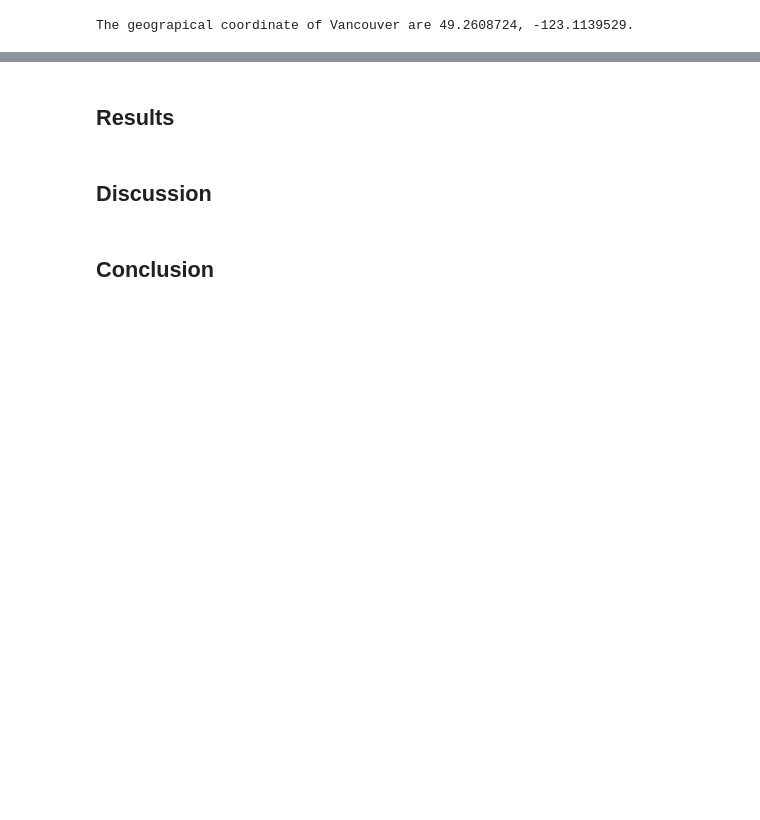
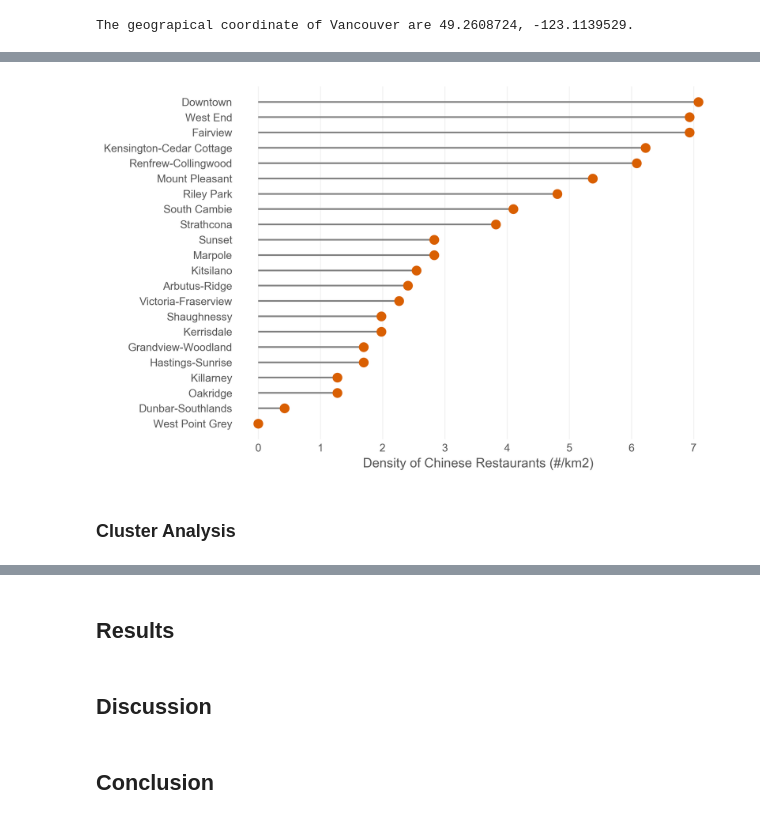
Before and after one commit to RickWeng/Coursera_Capstone, a Jupyter notebook: capstone.ipynb, the cells around one changed output, grey strips where cells are left out. Cells and saved outputs as stored; diff of their text form; code cells hidden in the pictures; blank space fills up the shorter version.

```diff
--- a/capstone.ipynb
+++ b/capstone.ipynb
@@ -357,5 +201,5 @@ Name: Chinese, dtype: object
 # %%
-census_df = cleaned_census.to_frame().reset_index()
+census_df = tcensus.to_frame().reset_index()
 census_df.rename(columns={'index':'Neighborhood'}, inplace=True)
 # %%
 census_df
@@ -580,0 +663,20 @@ DBSCAN
+# %%
+# plot density of Chinese population
+plt.figure(figsize=(8,6),dpi=300)
+
+# reorder density of Chinese population
+ordered_summary = summary.sort_values(by='Density_CR')
+my_range=range(1,len(summary.index)+1)
+plt.hlines(y=my_range, xmin=0, xmax=ordered_summary['Density_CR'], color='grey')
+plt.plot(ordered_summary['Density_CR'], my_range, 'o', color='#D95F02', markersize=8)
+plt.grid(None,axis='y')
+
+# Add titles and axis names
+plt.yticks(my_range, ordered_summary['Neighborhood'])
+plt.xlabel('Density of Chinese Restaurants (#/km2)')
+
+plt.show()
+# %% [output]
+[figure, added]
+# %% [markdown]
+### Cluster Analysis
```
Also changed, not shown: parts of 88 cells of this notebook.
